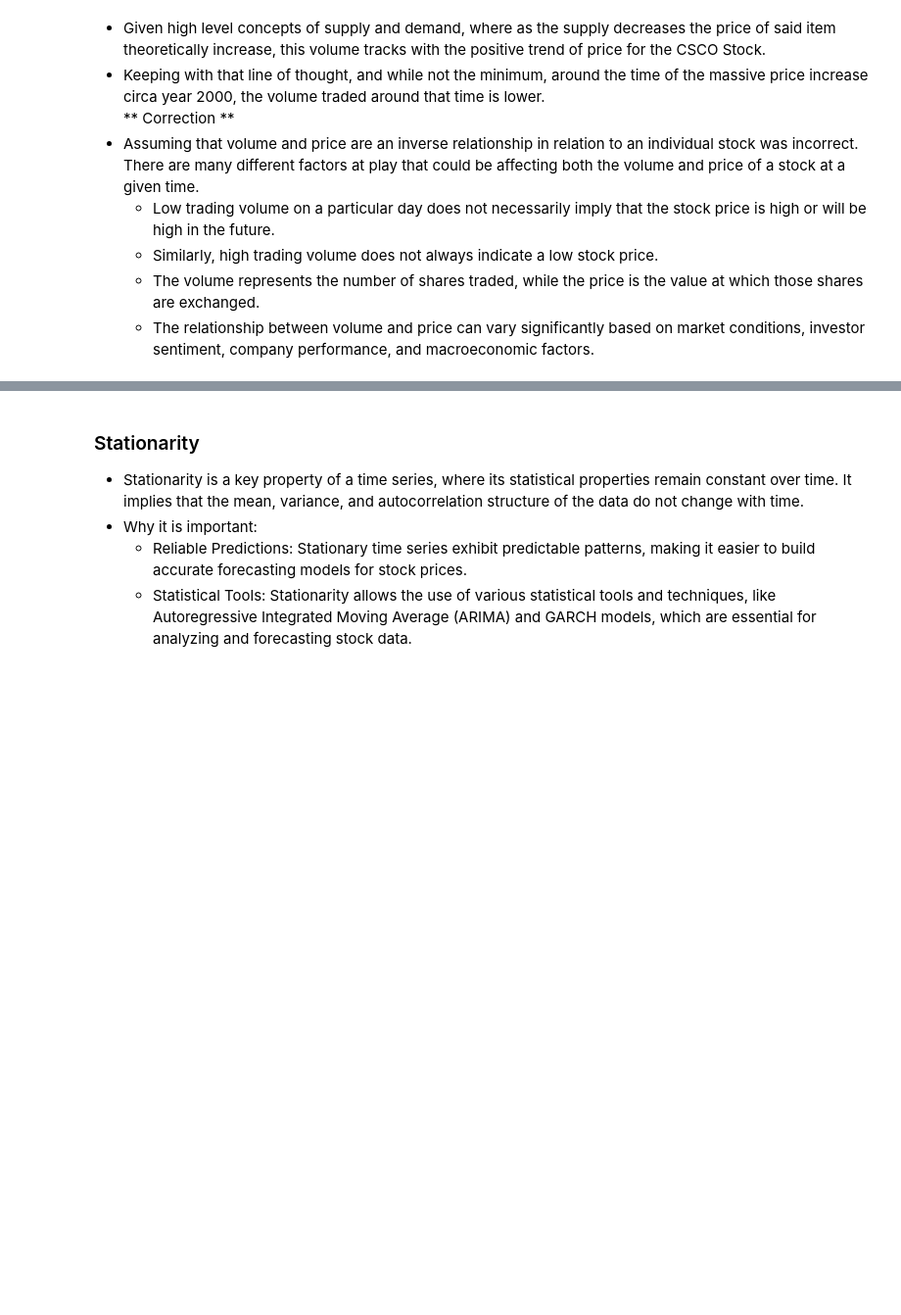
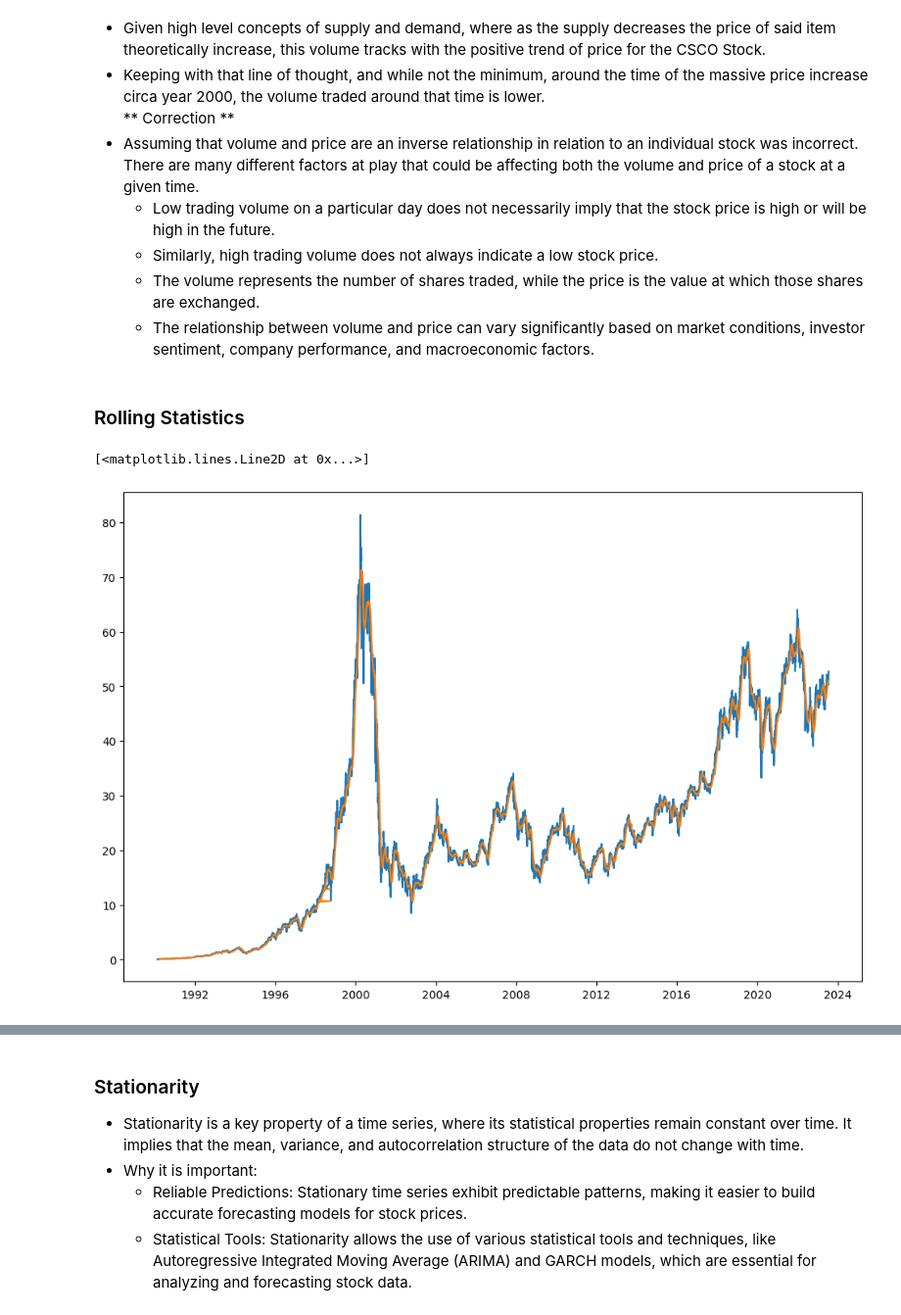
Before and after one commit to chrisJoyceDS/stocks_vs_bonds, a Jupyter notebook: 02_Clean_EDA.ipynb, the cells around one changed output, grey strips where cells are left out. Shown: that part at 98% size. Cells and saved outputs as stored; diff of their text form; code cells hidden in the pictures; blank space fills up the shorter version.

```diff
--- a/02_Clean_EDA.ipynb
+++ b/02_Clean_EDA.ipynb
@@ -227,3 +227,14 @@ plt.show()
     - Similarly, high trading volume does not always indicate a low stock price.
     - The volume represents the number of shares traded, while the price is the value at which those shares are exchanged.
     - The relationship between volume and price can vary significantly based on market conditions, investor sentiment, company performance, and macroeconomic factors.
+# %% [markdown]
+### Rolling Statistics
+# %%
+plt.figure(figsize=(12,8))
+# plot the open price
+plt.plot(df_ts["open"])
+# plot the rolling mean of 30 days
+plt.plot(df_ts["open"].rolling(30).mean())
+# %% [output]
+[<matplotlib.lines.Line2D at 0x...>]
+[figure, added]
```
Also changed, not shown: parts of 5 cells of this notebook.
